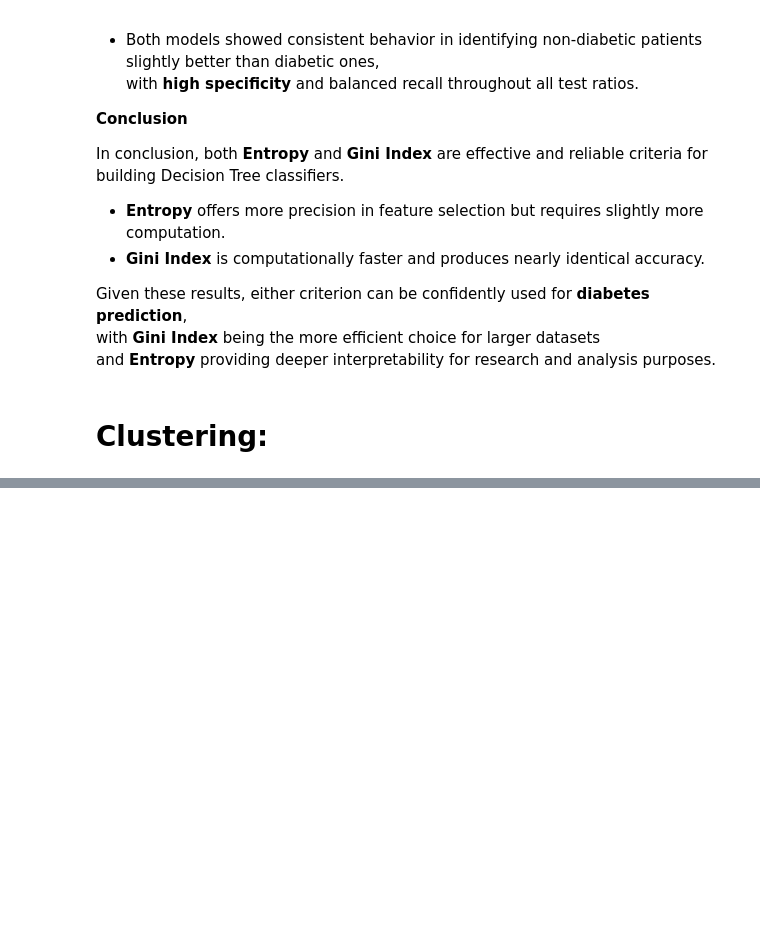
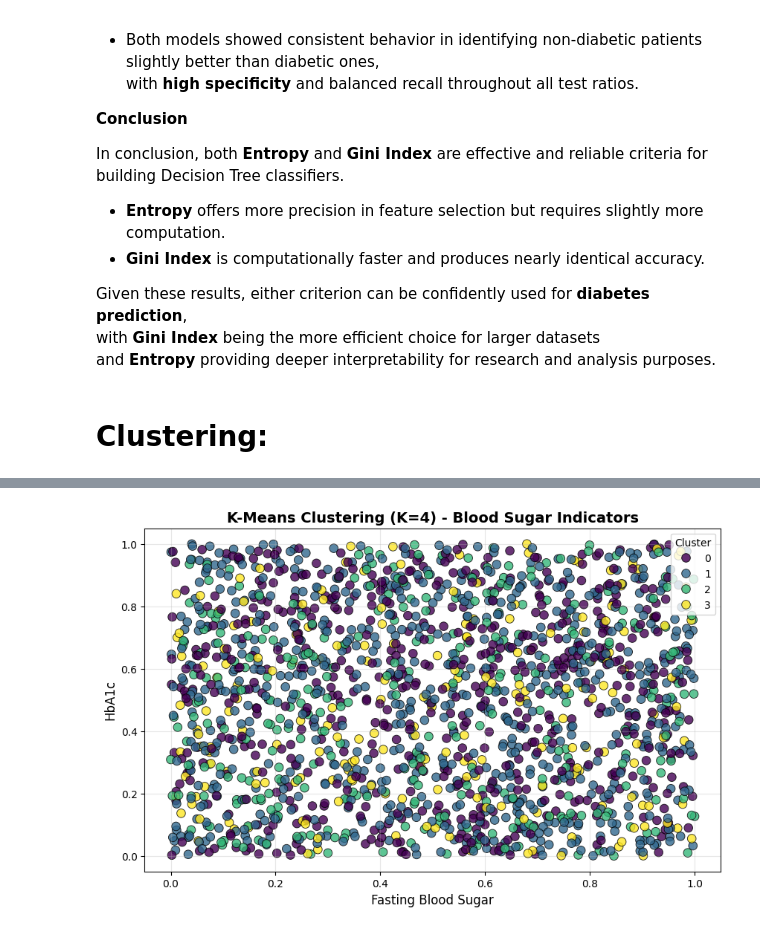
Before and after one commit to alanoudalsanad/Mining-project, a Jupyter notebook: Phase3Noura.ipynb, the cells around one changed output, grey strips where cells are left out. Drawn from its saved outputs; the diff is of its cells as text; code cells hidden in the pictures; blank space fills up the shorter version.

```diff
--- a/Phase3Noura.ipynb
+++ b/Phase3Noura.ipynb
@@ -1106,0 +1212,30 @@ and **Entropy** providing deeper interpretability for research and analysis purp
+# %%
+
+# Final K-Means with optimal K
+kmeans_optimal = KMeans(n_clusters=optimal_k, random_state=42, n_init=10)
+kmeans_optimal.fit(X_cluster_scaled_df)
+
+# Add cluster labels to main dataframe
+data['Cluster'] = kmeans_optimal.labels_
+
+# 2D Scatter Plot using actual data columns
+plt.figure(figsize=(10, 6))
+sns.scatterplot(
+    data=data,
+    x='FastingBloodSugar',
+    y='HbA1c',
+    hue='Cluster',
+    palette='viridis',
+    alpha=0.8,
+    s=70,
+    edgecolor='k'
+)
+
+plt.title(f"K-Means Clustering (K={optimal_k}) - Blood Sugar Indicators", fontsize=14, fontweight='bold')
+plt.xlabel('Fasting Blood Sugar', fontsize=12)
+plt.ylabel('HbA1c', fontsize=12)
+plt.legend(title='Cluster')
+plt.grid(True, alpha=0.3)
+plt.show()
+# %% [output]
+[figure, added]
```
Also changed, not shown: parts of 8 cells of this notebook.
